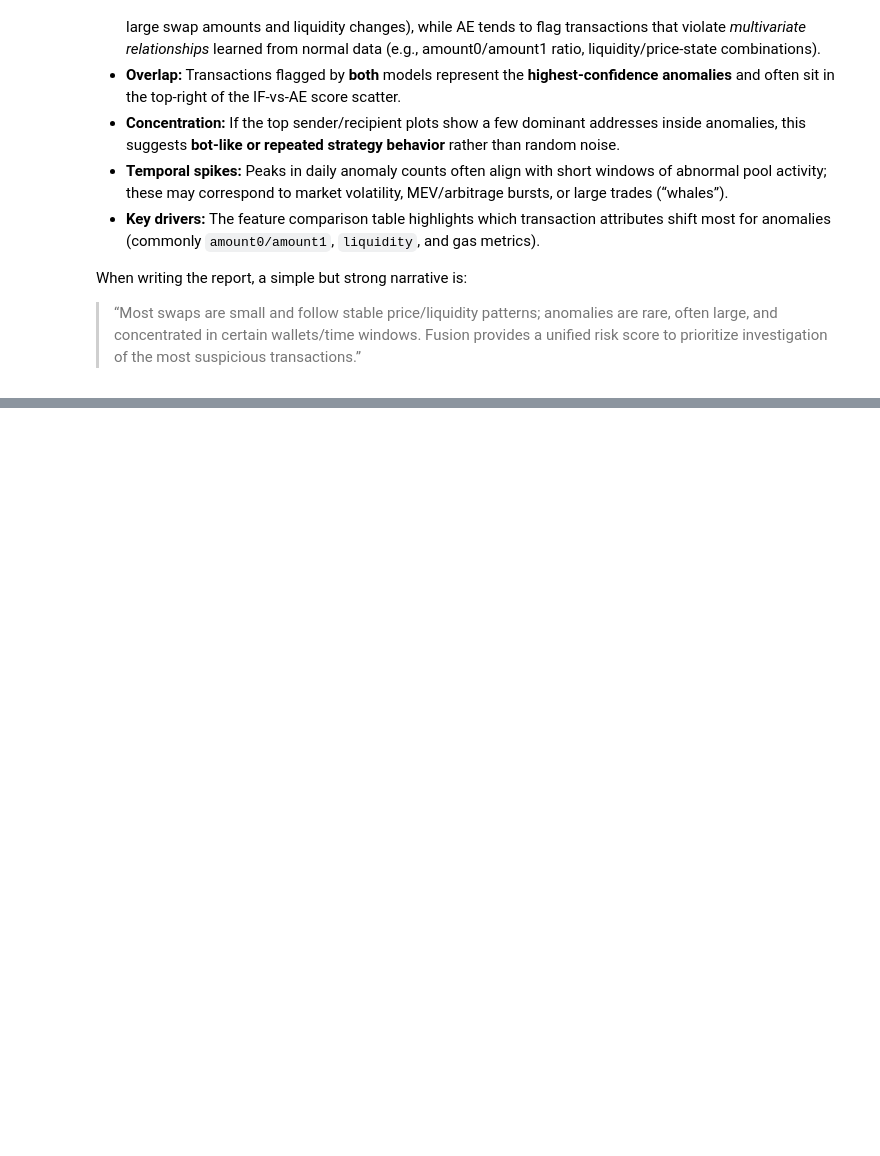
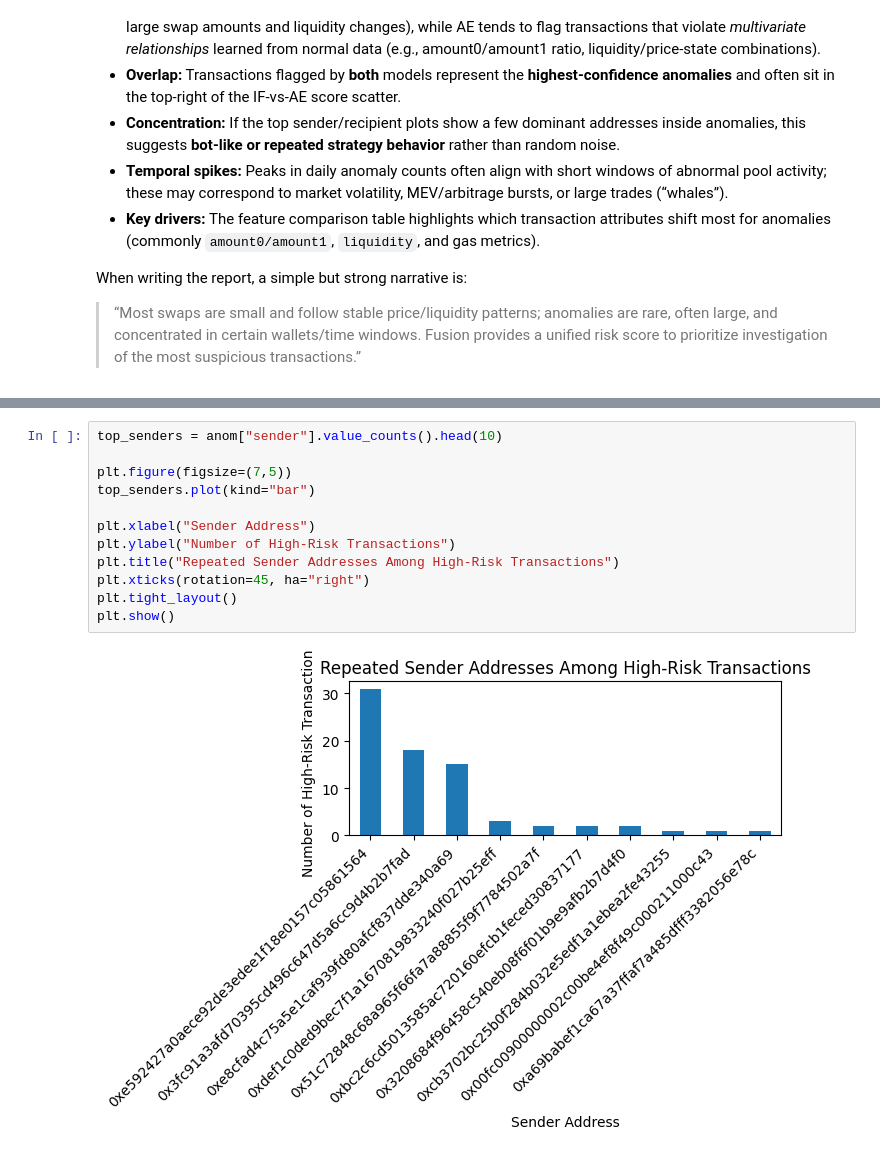
Before and after one commit to minaozdogan/Blockchain-Smart-Contract-Transaction-Anomaly-Detection-Project, a Jupyter notebook: notebooks/visualization_and_comparison_2.ipynb, the cells around one changed output, grey strips where cells are left out. Drawn from its saved outputs; the diff is of its cells as text; blank space fills up the shorter version.

```diff
--- a/notebooks/visualization_and_comparison_2.ipynb
+++ b/notebooks/visualization_and_comparison_2.ipynb
@@ -549,0 +563,14 @@ When writing the report, a simple but strong narrative is:
+# %%
+top_senders = anom["sender"].value_counts().head(10)
+
+plt.figure(figsize=(7,5))
+top_senders.plot(kind="bar")
+
+plt.xlabel("Sender Address")
+plt.ylabel("Number of High-Risk Transactions")
+plt.title("Repeated Sender Addresses Among High-Risk Transactions")
+plt.xticks(rotation=45, ha="right")
+plt.tight_layout()
+plt.show()
+# %% [output]
+[figure, added]
```
Also changed, not shown: parts of 6 cells of this notebook.
